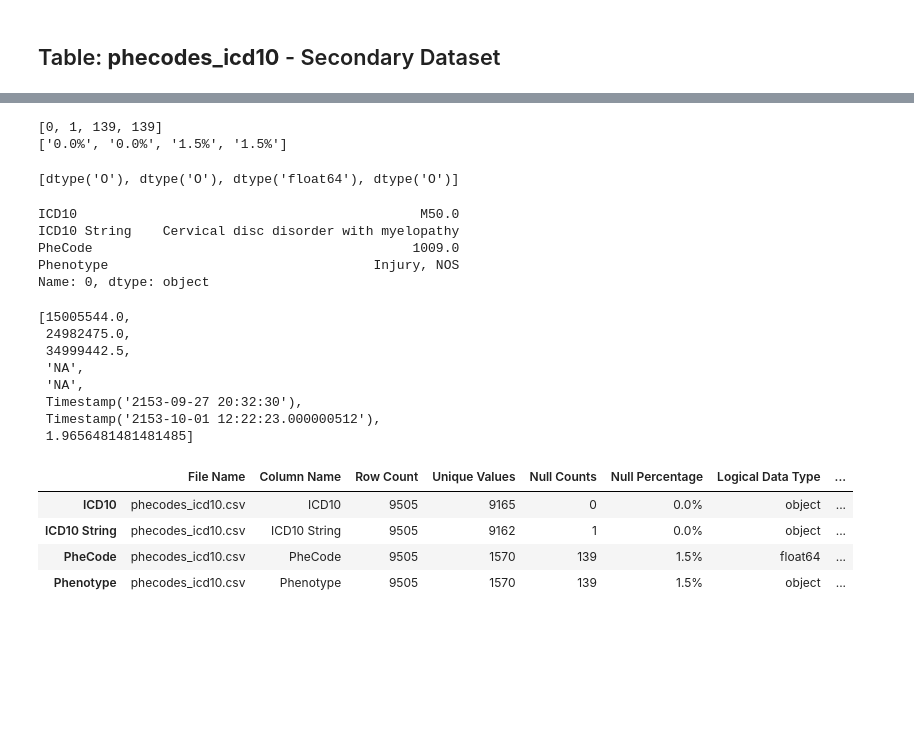
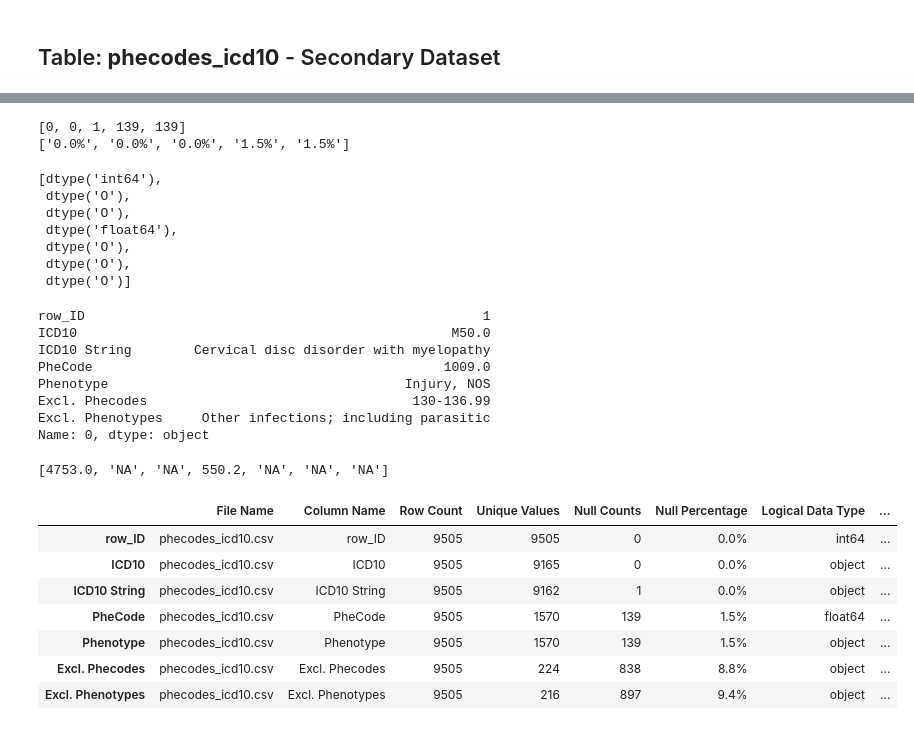
Before and after one commit to NicoHadas/CardiacArrest_Mortality_Predictive_Model, a Jupyter notebook: Initial_Data_Analysis/Descriptive_Analysis.ipynb, the cells around one changed output, grey strips where cells are left out. Cells and saved outputs as stored; diff of their text form; code cells hidden in the pictures; blank space fills up the shorter version.

```diff
--- a/Initial_Data_Analysis/Descriptive_Analysis.ipynb
+++ b/Initial_Data_Analysis/Descriptive_Analysis.ipynb
@@ -977,68 +1012,73 @@ print(unique_vals_count)
 # %%
 # Get count of null values in each column and calculate the percentage of nulls
-df_phecodes_icd10_null = pd.DataFrame(df_phecodes_icd10.isna().sum().reset_index()).rename({'index':'name', 0:'null_count'}, axis=1)
+df_phecode_icd10_null = pd.DataFrame(df_phecode_icd10.isna().sum().reset_index()).rename({'index':'name', 0:'null_count'}, axis=1)
 
 # Get percent null by dividing null_count column by length of df * 100 and formatting into percentage
-df_phecodes_icd10_null['percent_null'] = df_phecodes_icd10_null['null_count'].apply(lambda x: f"{round(x/df_phecodes_icd10.shape[0]*100, 1)}%")
-null_counts = df_phecodes_icd10_null.null_count.tolist()
-percent_nulls = df_phecodes_icd10_null.percent_null.tolist()
+df_phecode_icd10_null['percent_null'] = df_phecode_icd10_null['null_count'].apply(lambda x: f"{round(x/df_phecode_icd10.shape[0]*100, 1)}%")
+null_counts = df_phecode_icd10_null.null_count.tolist()
+percent_nulls = df_phecode_icd10_null.percent_null.tolist()
 print(null_counts[0:5])
 print(percent_nulls[0:5])
 # %% [output]
-[0, 1, 139, 139]
-['0.0%', '0.0%', '1.5%', '1.5%']
+[0, 0, 1, 139, 139]
+['0.0%', '0.0%', '0.0%', '1.5%', '1.5%']
 # %%
 # Get data types for each column
-dtype_vals = pd.DataFrame(df_phecodes_icd10.dtypes)[0].tolist()
+dtype_vals = pd.DataFrame(df_phecode_icd10.dtypes)[0].tolist()
 dtype_vals
 # %% [output]
-[dtype('O'), dtype('O'), dtype('float64'), dtype('O')]
+[dtype('int64'),
+ dtype('O'),
+ dtype('O'),
+ dtype('float64'),
+ dtype('O'),
+ dtype('O'),
+ dtype('O')]
 # %%
 # Calculate mode
-modes = df_phecodes_icd10.mode().iloc[0,]
+modes = df_phecode_icd10.mode().iloc[0,]
 modes
 # %% [output]
-ICD10                                            M50.0
-ICD10 String    Cervical disc disorder with myelopathy
-PheCode                                         1009.0
-Phenotype                                  Injury, NOS
+row_ID                                                   1
+ICD10                                                M50.0
+ICD10 String        Cervical disc disorder with myelopathy
+PheCode                                             1009.0
+Phenotype                                      Injury, NOS
+Excl. Phecodes                                  130-136.99
+Excl. Phenotypes     Other infections; including parasitic
 Name: 0, dtype: object
 # %%
 # Calculate median
 medians = []
-for i in df_phecodes_icd10.columns:
-    if (df_icustays[i]).dtype == "O":
+for i in df_phecode_icd10.columns:
+    if (df_phecode_icd10[i]).dtype == "O":
         medians.append("NA")
     else:
-        medians.append(df_phecodes_icd10[i].median())
+        medians.append(df_phecode_icd10[i].median())
 medians
 # %% [output]
-[15005544.0,
- 24982475.0,
- 34999442.5,
- 'NA',
- 'NA',
- Timestamp('2153-09-27 20:32:30'),
- Timestamp('2153-10-01 12:22:23.000000512'),
- 1.9656481481481485]
+[4753.0, 'NA', 'NA', 550.2, 'NA', 'NA', 'NA']
 # %%
 # Create extra columns with table information
-file_name = ['phecodes_icd10.csv']*len(df_phecodes_icd10.columns)
-column_name = df_phecodes_icd10.columns
-row_count = [df_phecodes_icd10.shape[0]]*len(df_phecodes_icd10.columns)
+file_name = ['phecodes_icd10.csv']*len(df_phecode_icd10.columns)
+column_name = df_phecode_icd10.columns
+row_count = [df_phecode_icd10.shape[0]]*len(df_phecode_icd10.columns)
 logical_datatypes = dtype_vals
 # %%
 # Create a DataFrame with metadata columns
-df_phecodes_icd10_final = pd.DataFrame({'File Name':file_name, 'Column Name':column_name, 'Row Count':row_count,
+df_phecode_icd10_final = pd.DataFrame({'File Name':file_name, 'Column Name':column_name, 'Row Count':row_count,
                         'Unique Values':unique_vals, 'Null Counts':null_counts, 'Null Percentage':percent_nulls,
                         'Logical Data Type':logical_datatypes, 'Mode':modes, 'Median':medians})
 
-df_phecodes_icd10_final
+df_phecode_icd10_final
 # %% [output]
 |  | File Name | Column Name | Row Count | Unique Values | Null Counts | Null Percentage | Logical Data Type | ... |
+| row_ID | phecodes_icd10.csv | row_ID | 9505 | 9505 | 0 | 0.0% | int64 | ... |
 | ICD10 | phecodes_icd10.csv | ICD10 | 9505 | 9165 | 0 | 0.0% | object | ... |
 | ICD10 String | phecodes_icd10.csv | ICD10 String | 9505 | 9162 | 1 | 0.0% | object | ... |
 | PheCode | phecodes_icd10.csv | PheCode | 9505 | 1570 | 139 | 1.5% | float64 | ... |
 | Phenotype | phecodes_icd10.csv | Phenotype | 9505 | 1570 | 139 | 1.5% | object | ... |
+| Excl. Phecodes | phecodes_icd10.csv | Excl. Phecodes | 9505 | 224 | 838 | 8.8% | object | ... |
+| Excl. Phenotypes | phecodes_icd10.csv | Excl. Phenotypes | 9505 | 216 | 897 | 9.4% | object | ... |
 # %%
 # Get descriptive statistics
```
Also changed, not shown: parts of 16 cells of this notebook.
